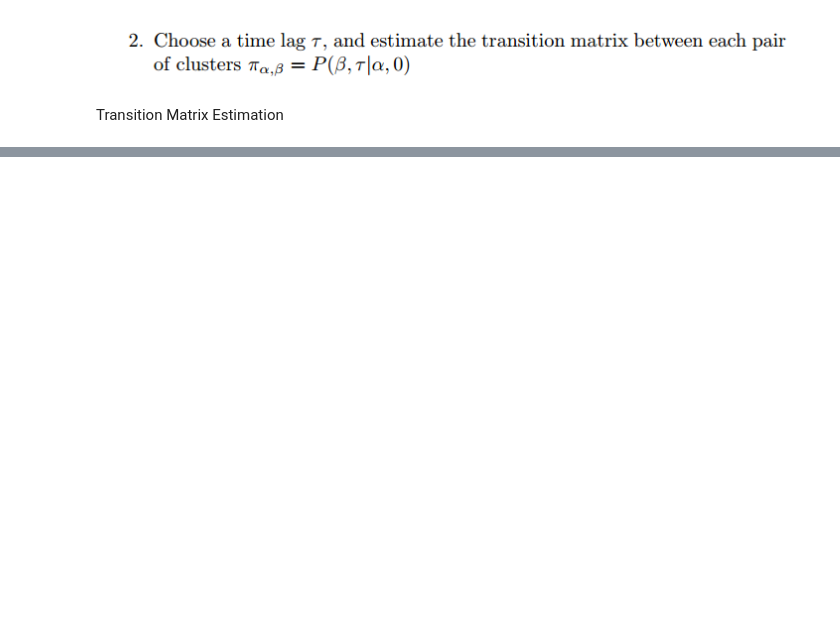
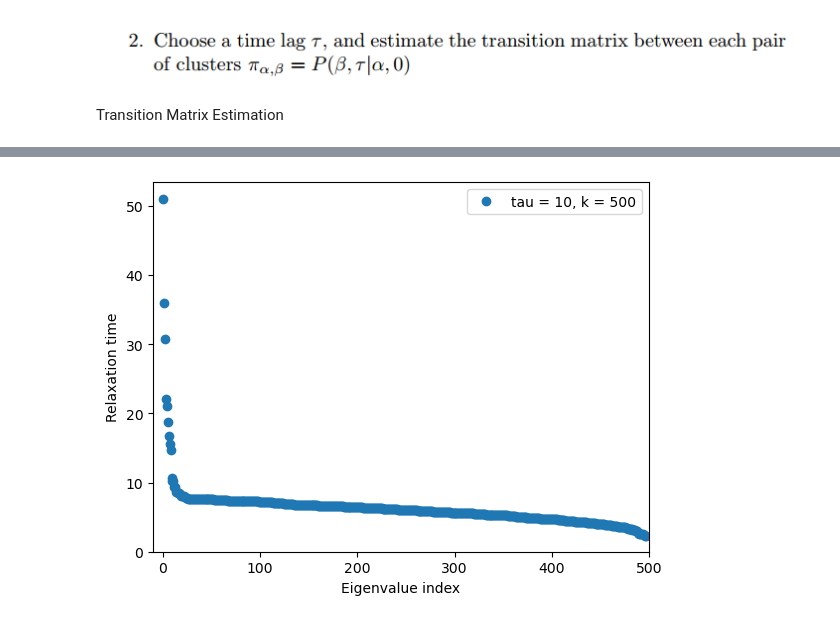
Before and after one commit to giusSacco/StatMech, a Jupyter notebook: UL/Ex2/markov_state_model.ipynb, the cells around one changed output, grey strips where cells are left out. Saved outputs shown, nothing was run; the diff lists cells and outputs as text; code cells hidden in the pictures; blank space fills up the shorter version.

```diff
--- a/UL/Ex2/markov_state_model.ipynb
+++ b/UL/Ex2/markov_state_model.ipynb
@@ -104,0 +158,12 @@ plt.show()
+# %%
+# Plot relaxation times
+plt.plot(-tau/np.log(np.abs(eigenvalues[2:])), linestyle='None', marker='o', label = f'tau = {tau}, k = {k}')
+plt.xlabel('Eigenvalue index')
+plt.ylabel('Relaxation time')
+plt.xlim(-10,k)
+plt.ylim(0,None)
+plt.legend()
+plt.savefig(f'Figs/realxationtimes_tau{tau}_k{k}.png', dpi=300)
+plt.show()
+# %% [output]
+[figure, added]
```
Also changed, not shown: parts of 14 cells of this notebook, 26 other files.
